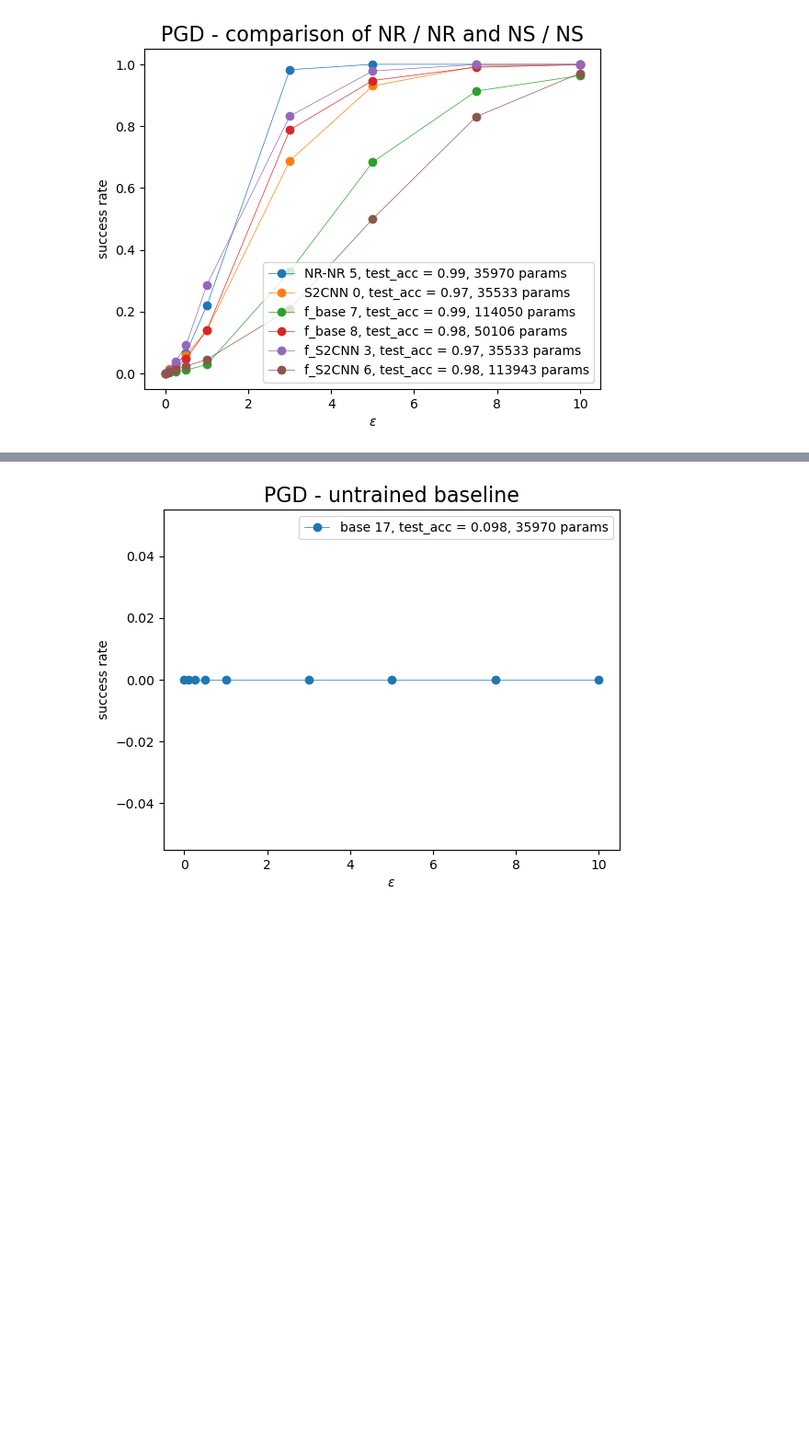
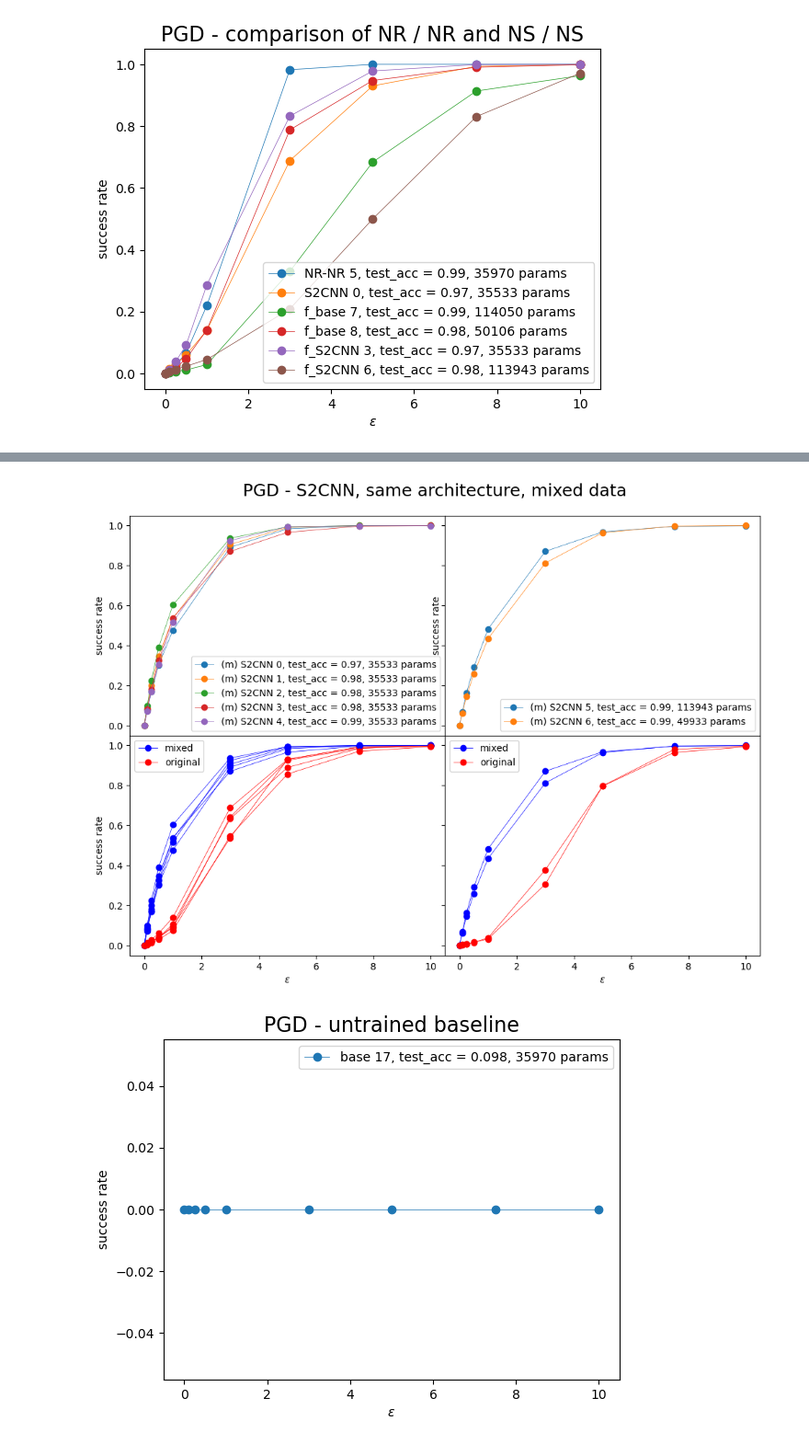
Before and after one commit to Schuh93/sem_seg_s2cnn, a Jupyter notebook: examples/mnist_adv/PGD - results.ipynb, the cells around one changed output, grey strips where cells are left out. Shown at 92% size. Drawn from its saved outputs; the diff is of its cells as text; code cells hidden in the pictures; blank space fills up the shorter version.

```diff
--- a/examples/mnist_adv/PGD - results.ipynb
+++ b/examples/mnist_adv/PGD - results.ipynb
@@ -166,3 +183,20 @@ flat_S2CNN_data_aug_params = load_attack_results(flat_S2CNN_data_aug_run_names[0
+# %%
+mixed_S2CNN_images = []
+mixed_S2CNN_preds = []
+mixed_S2CNN_clean_preds = []
+
+for run_name in S2CNN_run_names:
+    mixed_S2CNN_images_, mixed_S2CNN_preds_, mixed_S2CNN_clean_preds_, labels = load_attack_results(run_name, 'LinfProjectedGradientDescentAttack_mixed_data', 'images.pickle')
+    mixed_S2CNN_images.append(mixed_S2CNN_images_)
+    mixed_S2CNN_preds.append(mixed_S2CNN_preds_)
+    mixed_S2CNN_clean_preds.append(mixed_S2CNN_clean_preds_)
+
+mixed_S2CNN_success = [load_attack_results(run_name, 'LinfProjectedGradientDescentAttack_mixed_data', 'success.pickle') for run_name in S2CNN_run_names]
+mixed_S2CNN_success_rate = [load_attack_results(run_name, 'LinfProjectedGradientDescentAttack_mixed_data', 'success_rate.pickle') for run_name in S2CNN_run_names]
+mixed_S2CNN_logits = torch.stack([load_attack_results(run_name, 'LinfProjectedGradientDescentAttack_mixed_data', 'logits.pickle') for run_name in S2CNN_run_names])
+mixed_S2CNN_clean_test_accs = [load_from_db(run_name, 'metrics.test_acc') for run_name in S2CNN_run_names]
+mixed_S2CNN_total_params = [load_from_db(run_name, 'params.total_params') for run_name in S2CNN_run_names]
+mixed_S2CNN_params = load_attack_results(S2CNN_run_names[0], 'LinfProjectedGradientDescentAttack_mixed_data', 'params.pickle')
 # %%
 tracking_uri = 'sqlite:///mlruns/database.db'
 mlflow.set_tracking_uri(tracking_uri)
@@ -494,3 +582,48 @@ plt.show()
+# %%
+fig, axs = plt.subplots(nrows=2, ncols=2, figsize = (12, 8), sharey=True, sharex=True, gridspec_kw={'wspace':0, 'hspace':0})
+plt.suptitle('PGD - S2CNN, same architecture, mixed data', fontsize=18)
+plt.subplots_adjust(top=0.92)
+
+for i in range(5):
+    axs[0,0].plot(mixed_S2CNN_params['epsilons'], mixed_S2CNN_success_rate[i], 'o-', linewidth=0.5, label=f"(m) S2CNN {i}, test_acc = {mixed_S2CNN_clean_test_accs[i]:.{2}}, {mixed_S2CNN_total_params[i]} params")
+axs[0,0].set_ylabel('success rate')
+
+for i in range(4):
+    axs[1,0].plot(mixed_S2CNN_params['epsilons'], mixed_S2CNN_success_rate[i], 'o-', linewidth=0.5, color='b')
+    axs[1,0].plot(S2CNN_params['epsilons'], S2CNN_success_rate[i], 'o-', linewidth=0.5, color='r')
+
+for i in [4]:
+    axs[1,0].plot(mixed_S2CNN_params['epsilons'], mixed_S2CNN_success_rate[i], 'o-', linewidth=0.5, color='b', label="mixed")
+    axs[1,0].plot(S2CNN_params['epsilons'], S2CNN_success_rate[i], 'o-', linewidth=0.5, color='r', label="original")
+
+
+axs[1,0].set_xlabel('$\epsilon$')
+axs[1,0].set_ylabel('success rate')
+
+
+for i in range(5,7):
+    axs[0,1].plot(mixed_S2CNN_params['epsilons'], mixed_S2CNN_success_rate[i], 'o-', linewidth=0.5, label=f"(m) S2CNN {i}, test_acc = {mixed_S2CNN_clean_test_accs[i]:.{2}}, {mixed_S2CNN_total_params[i]} params")
+axs[0,1].set_ylabel('success rate')
+
+for i in range(5,6):
+    axs[1,1].plot(mixed_S2CNN_params['epsilons'], mixed_S2CNN_success_rate[i], 'o-', linewidth=0.5, color='b')
+    axs[1,1].plot(S2CNN_params['epsilons'], S2CNN_success_rate[i], 'o-', linewidth=0.5, color='r')
+
+for i in [6]:
+    axs[1,1].plot(mixed_S2CNN_params['epsilons'], mixed_S2CNN_success_rate[i], 'o-', linewidth=0.5, color='b', label="mixed")
+    axs[1,1].plot(S2CNN_params['epsilons'], S2CNN_success_rate[i], 'o-', linewidth=0.5, color='r', label="original")
+
+
+axs[1,1].set_xlabel('$\epsilon$')
+
+for j in range(2):
+    for k in range(2):
+        axs[j,k].legend()
+
+# plt.savefig('PGD_mixed_data_S2CNN.pdf', bbox_inches="tight")
+plt.show()
+# %% [output]
+[figure, added]
 # %%
 plt.title('PGD - untrained baseline', fontsize=16)
 for i in [17]:
```
Also changed, not shown: parts of 2 cells of this notebook, 3 other files.
